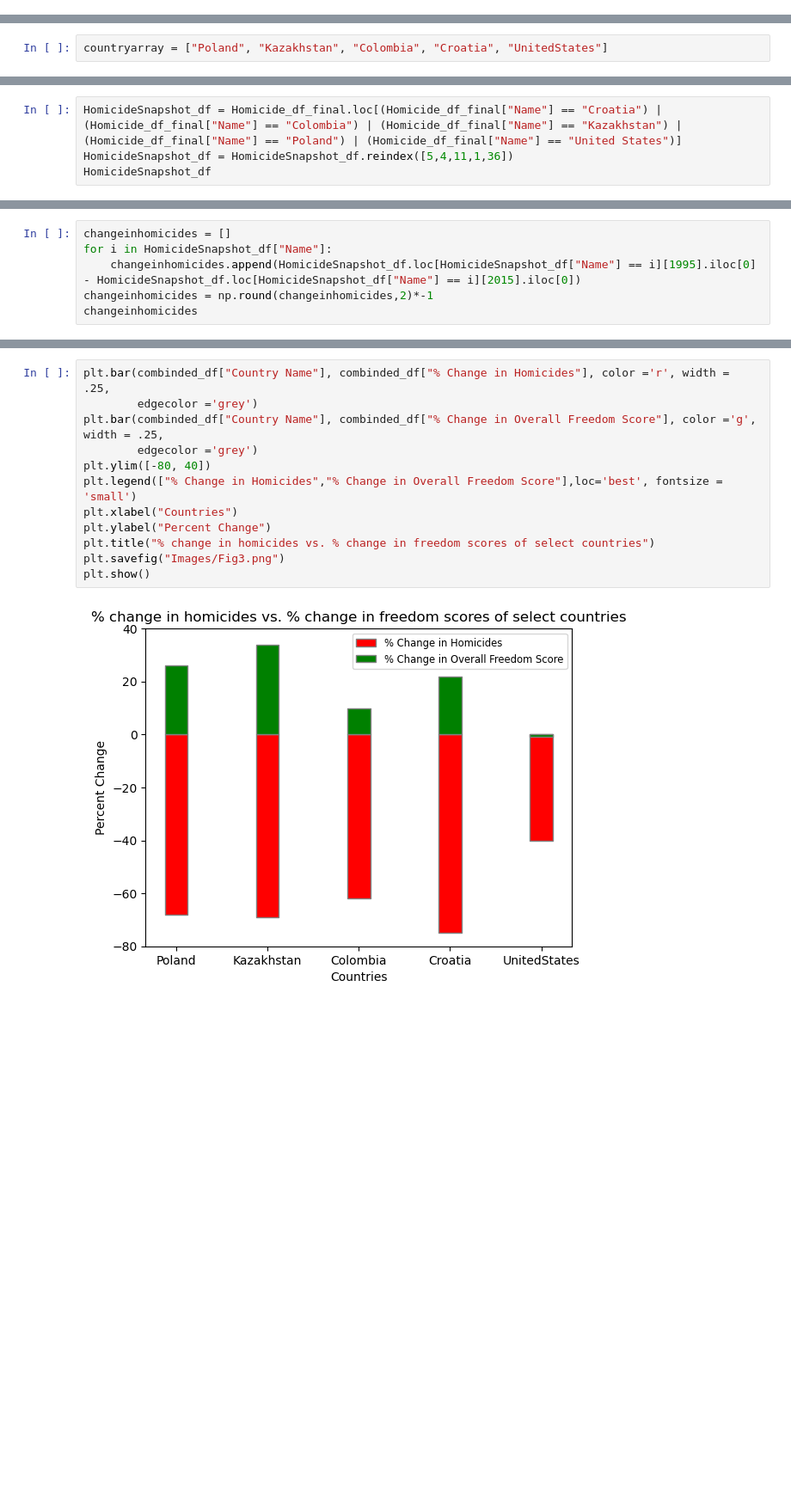
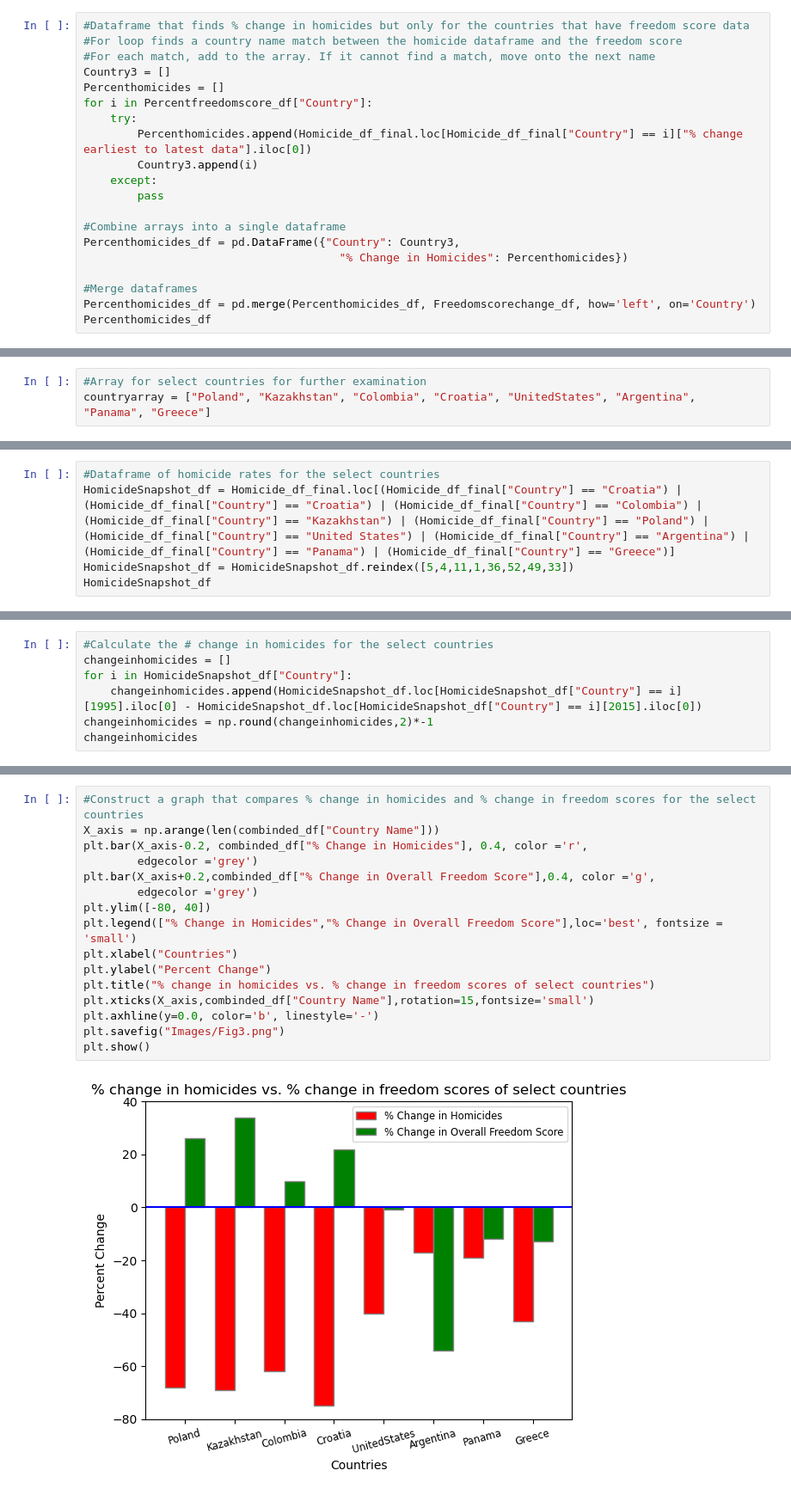
Before and after one commit to spencerjauslander/AugustProject1, a Jupyter notebook: Homicides vs Freedom Score.ipynb, the cells around one changed output, grey strips where cells are left out. Shown at 86% size. Drawn from its saved outputs; the diff is of its cells as text; blank space fills up the shorter version.

```diff
--- a/Draft.ipynb
+++ b/Homicides vs Freedom Score.ipynb
@@ -171,0 +217,20 @@ Percentfreedomscore_df2
+# %%
+#Dataframe that finds % change in homicides but only for the countries that have freedom score data
+#For loop finds a country name match between the homicide dataframe and the freedom score
+#For each match, add to the array. If it cannot find a match, move onto the next name
+Country3 = []
+Percenthomicides = []
+for i in Percentfreedomscore_df["Country"]:
+    try:
+        Percenthomicides.append(Homicide_df_final.loc[Homicide_df_final["Country"] == i]["% change earliest to latest data"].iloc[0])
+        Country3.append(i)
+    except:
+        pass
+
+#Combine arrays into a single dataframe
+Percenthomicides_df = pd.DataFrame({"Country": Country3,
+                                      "% Change in Homicides": Percenthomicides})
+
+#Merge dataframes
+Percenthomicides_df = pd.merge(Percenthomicides_df, Freedomscorechange_df, how='left', on='Country')
+Percenthomicides_df
@@ -184,3 +270,4 @@ plt.show()
 # %%
-countryarray = ["Poland", "Kazakhstan", "Colombia", "Croatia", "UnitedStates"]
+#Array for select countries for further examination
+countryarray = ["Poland", "Kazakhstan", "Colombia", "Croatia", "UnitedStates", "Argentina", "Panama", "Greece"]
 # %%
@@ -204,5 +292,6 @@ FreedomSnapshot_df
 # %%
-HomicideSnapshot_df = Homicide_df_final.loc[(Homicide_df_final["Name"] == "Croatia") | (Homicide_df_final["Name"] == "Colombia") | (Homicide_df_final["Name"] == "Kazakhstan") | (Homicide_df_final["Name"] == "Poland") | (Homicide_df_final["Name"] == "United States")]
-HomicideSnapshot_df = HomicideSnapshot_df.reindex([5,4,11,1,36])
+#Dataframe of homicide rates for the select countries
+HomicideSnapshot_df = Homicide_df_final.loc[(Homicide_df_final["Country"] == "Croatia") |(Homicide_df_final["Country"] == "Croatia") | (Homicide_df_final["Country"] == "Colombia") | (Homicide_df_final["Country"] == "Kazakhstan") | (Homicide_df_final["Country"] == "Poland") | (Homicide_df_final["Country"] == "United States") | (Homicide_df_final["Country"] == "Argentina") | (Homicide_df_final["Country"] == "Panama") | (Homicide_df_final["Country"] == "Greece")]
+HomicideSnapshot_df = HomicideSnapshot_df.reindex([5,4,11,1,36,52,49,33])
 HomicideSnapshot_df
 # %% [output]
@@ -216,7 +308,8 @@ HomicideSnapshot_df
 # %%
+#Calculate the # change in homicides for the select countries
 changeinhomicides = []
-for i in HomicideSnapshot_df["Name"]:
-    changeinhomicides.append(HomicideSnapshot_df.loc[HomicideSnapshot_df["Name"] == i][1995].iloc[0] - HomicideSnapshot_df.loc[HomicideSnapshot_df["Name"] == i][2015].iloc[0])
+for i in HomicideSnapshot_df["Country"]:
+    changeinhomicides.append(HomicideSnapshot_df.loc[HomicideSnapshot_df["Country"] == i][1995].iloc[0] - HomicideSnapshot_df.loc[HomicideSnapshot_df["Country"] == i][2015].iloc[0])
 changeinhomicides = np.round(changeinhomicides,2)*-1
 changeinhomicides
 # %% [output]
@@ -268,14 +354,18 @@ combinded_df
 # %%
-plt.bar(combinded_df["Country Name"], combinded_df["% Change in Homicides"], color ='r', width = .25,
+#Construct a graph that compares % change in homicides and % change in freedom scores for the select countries
+X_axis = np.arange(len(combinded_df["Country Name"]))
+plt.bar(X_axis-0.2, combinded_df["% Change in Homicides"], 0.4, color ='r',
         edgecolor ='grey')
-plt.bar(combinded_df["Country Name"], combinded_df["% Change in Overall Freedom Score"], color ='g', width = .25,
+plt.bar(X_axis+0.2,combinded_df["% Change in Overall Freedom Score"],0.4, color ='g',
         edgecolor ='grey')
 plt.ylim([-80, 40])
 plt.legend(["% Change in Homicides","% Change in Overall Freedom Score"],loc='best', fontsize = 'small')
 plt.xlabel("Countries")
 plt.ylabel("Percent Change")
 plt.title("% change in homicides vs. % change in freedom scores of select countries")
+plt.xticks(X_axis,combinded_df["Country Name"],rotation=15,fontsize='small')
+plt.axhline(y=0.0, color='b', linestyle='-')
 plt.savefig("Images/Fig3.png")
 plt.show()
 # %% [output]
-[figure, old version]
+[figure, new version]
```
Also changed, not shown: parts of 21 cells of this notebook, 4 other files.
